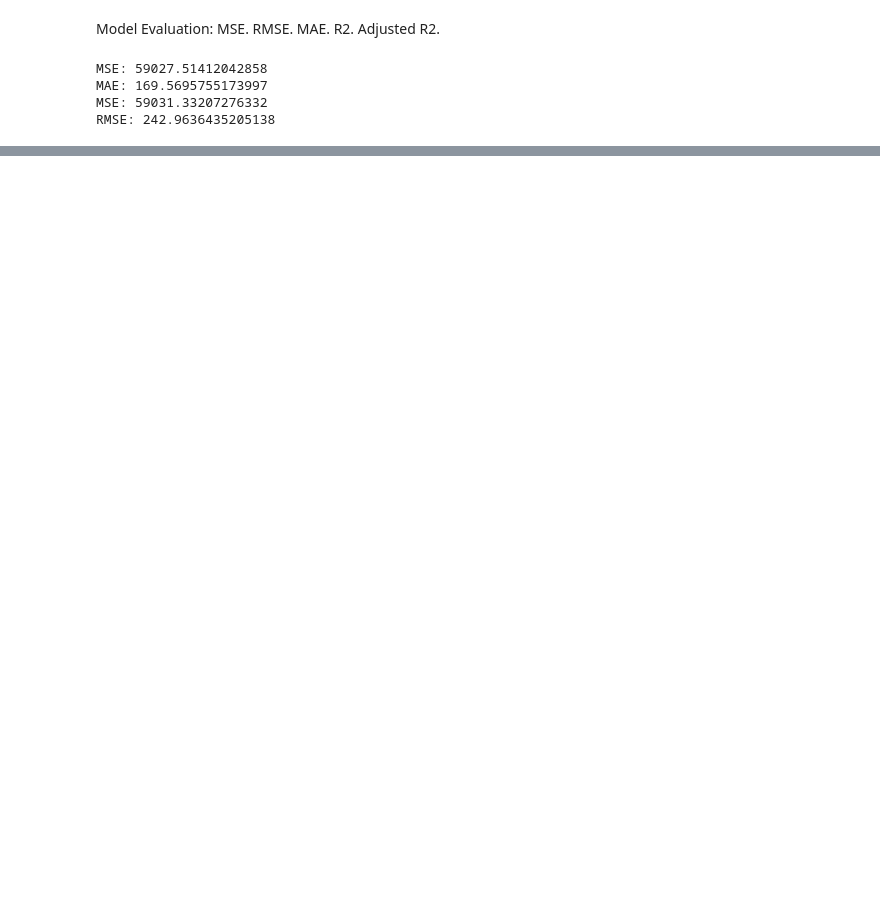
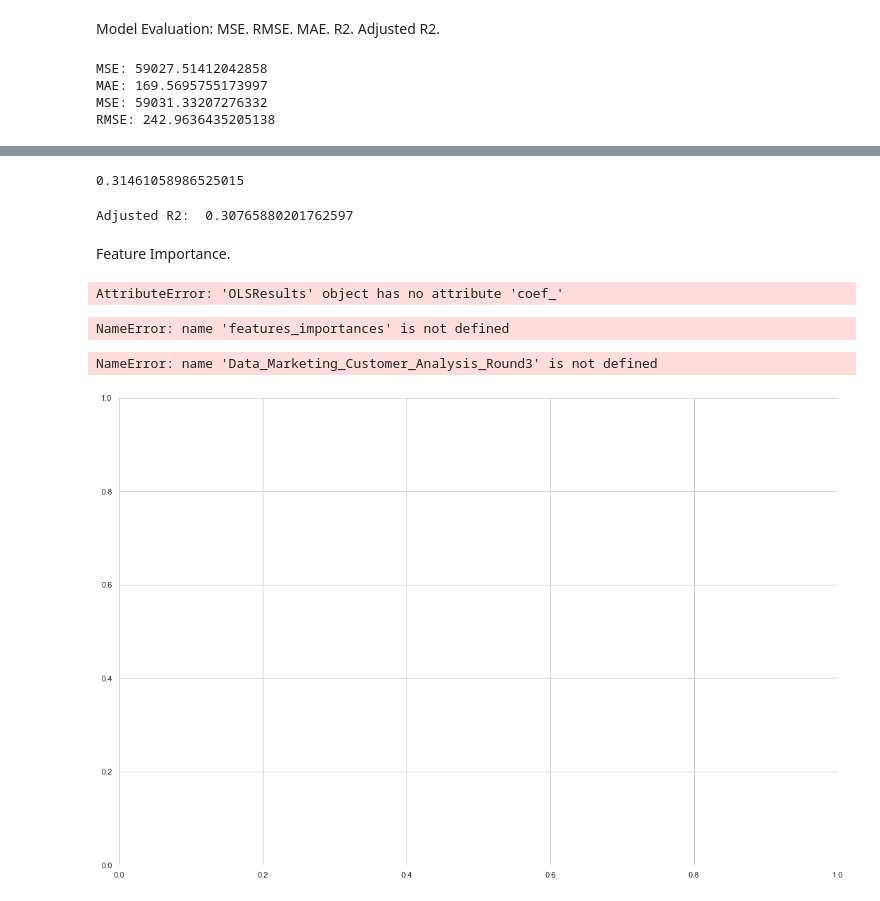
Before and after one commit to serquein/SantiLab, a Jupyter notebook: ML W4/Numerical regression/Miércoles W4 11.04.2023_Split_and_Training_data J.ipynb, the cells around one changed output, grey strips where cells are left out. Drawn from its saved outputs; the diff is of its cells as text; code cells hidden in the pictures; blank space fills up the shorter version.

```diff
--- a/ML W4/Numerical regression/Miércoles W4 11.04.2023_Split_and_Training_data J.ipynb
+++ b/ML W4/Numerical regression/Miércoles W4 11.04.2023_Split_and_Training_data J.ipynb
@@ -487,0 +476,38 @@ AttributeError: 'OLSResults' object has no attribute 'score'
+# %%
+R2=r2_score(y_test,y_pred)
+R2
+# %% [output]
+0.31461058986525015
+# %%
+print('Adjusted R2: ', model.rsquared_adj)
+# %% [output]
+Adjusted R2:  0.30765880201762597
+# %% [markdown]
+Feature Importance.
+# %%
+features_importances = pd.DataFrame(data={
+    'Attribute': X_train.columns,
+    'Importance': abs(model.coef_.reshape(len(X_train.columns),))
+})
+features_importances = features_importances.sort_values(by='Importance', ascending=False)
+features_importances
+# %% [output]
+AttributeError: 'OLSResults' object has no attribute 'coef_'
+# %%
+plt.bar(x=features_importances['Attribute'].iloc[:10], height=features_importances['Importance'].iloc[:10], color='#087E8B')
+plt.title('Feature importance rankings', size=12)
+plt.xticks(rotation='vertical')
+plt.show()
+# %% [output]
+NameError: name 'features_importances' is not defined
+# %%
+sns.set_style('whitegrid')
+sns.set_context('notebook')
+sns.color_palette("bright")
+
+f, ax = plt.subplots(figsize=(18, 12))
+sns.despine(f, left=True, bottom=True)
+sns.barplot(x="state", y="target_d", data=Data_Marketing_Customer_Analysis_Round3.csv, ax=ax)
+# %% [output]
+NameError: name 'Data_Marketing_Customer_Analysis_Round3' is not defined
+[figure, added]
```
Also changed, not shown: parts of 6 cells of this notebook.
